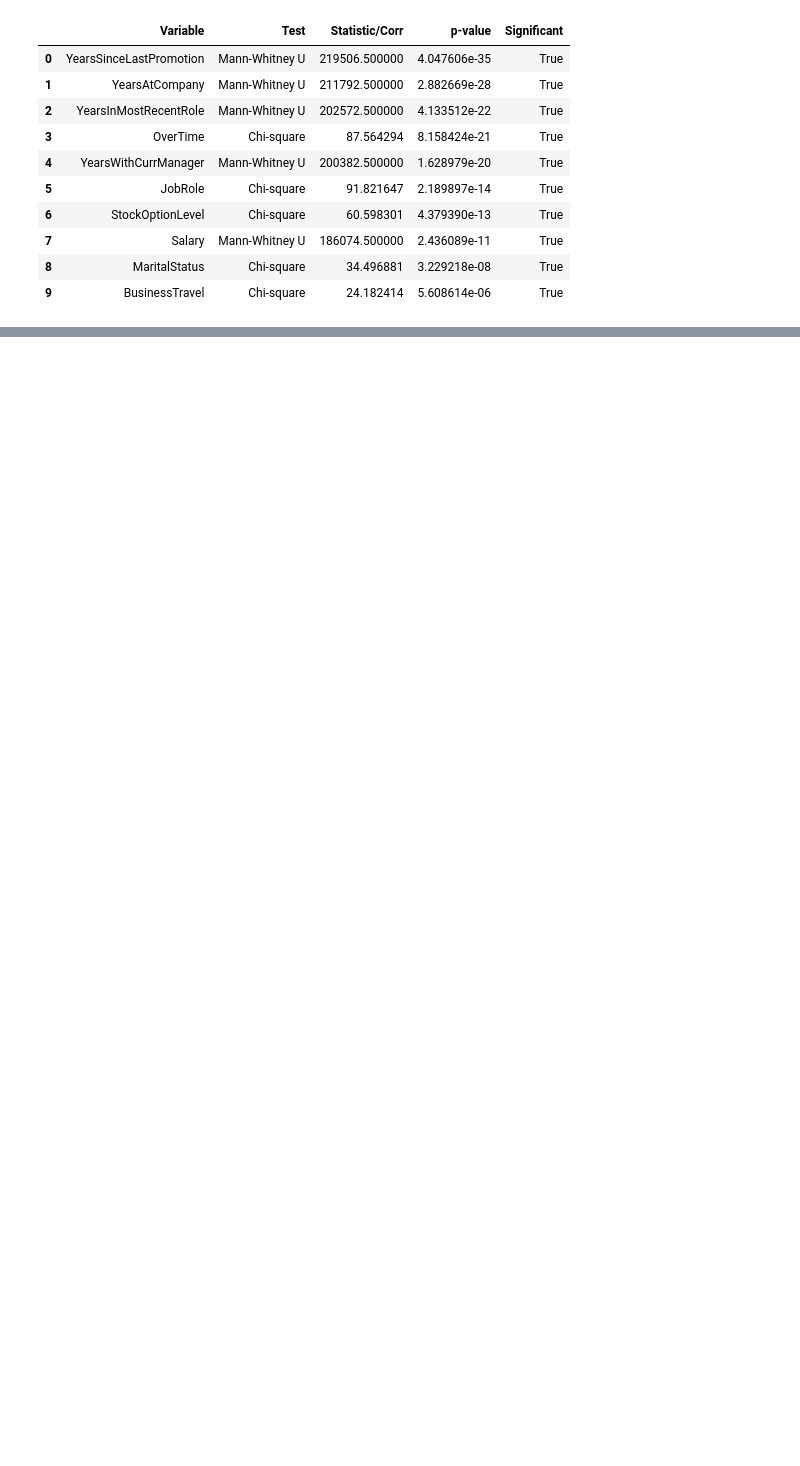
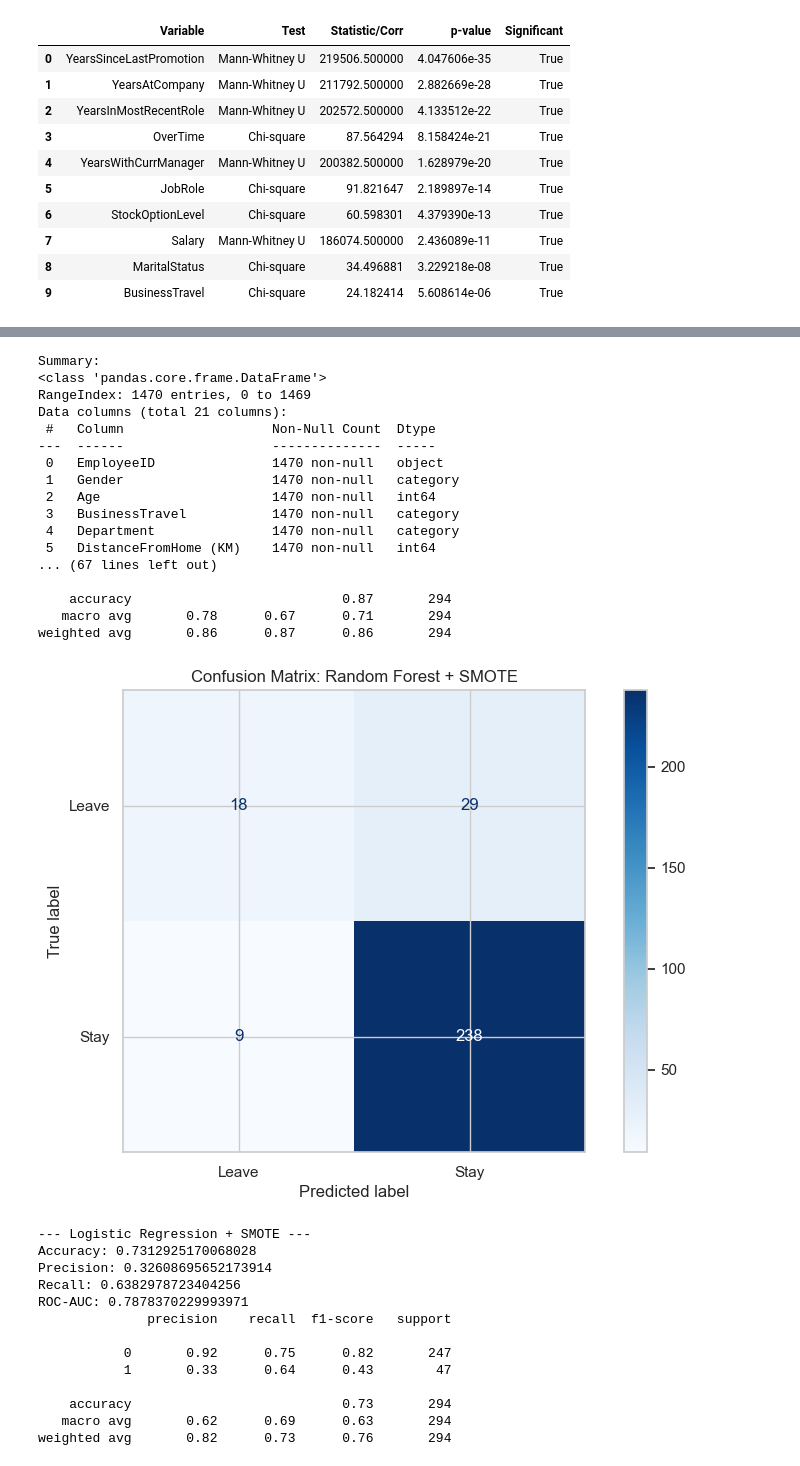
Before and after one commit to emilythaonguyen/hr-analytics, a Jupyter notebook: hr_analytics.ipynb, the cells around one changed output, grey strips where cells are left out. Cells and saved outputs as stored; diff of their text form; code cells hidden in the pictures; blank space fills up the shorter version.

```diff
--- a/hr_analytics.ipynb
+++ b/hr_analytics.ipynb
@@ -1291,0 +1304,34 @@ results_df.head(10)
+# %%
+run_pipeline('hr_only')
+# %% [output]
+Summary:
+<class 'pandas.core.frame.DataFrame'>
+RangeIndex: 1470 entries, 0 to 1469
+Data columns (total 21 columns):
+ #   Column                   Non-Null Count  Dtype
+---  ------                   --------------  -----
+ 0   EmployeeID               1470 non-null   object
+ 1   Gender                   1470 non-null   category
+ 2   Age                      1470 non-null   int64
+ 3   BusinessTravel           1470 non-null   category
+ 4   Department               1470 non-null   category
+ 5   DistanceFromHome (KM)    1470 non-null   int64
+... (67 lines left out)
+
+    accuracy                           0.87       294
+   macro avg       0.78      0.67      0.71       294
+weighted avg       0.86      0.87      0.86       294
+[figure, added]
+--- Logistic Regression + SMOTE ---
+Accuracy: 0.7312925170068028
+Precision: 0.32608695652173914
+Recall: 0.6382978723404256
+ROC-AUC: 0.7878370229993971
+              precision    recall  f1-score   support
+
+           0       0.92      0.75      0.82       247
+           1       0.33      0.64      0.43        47
+
+    accuracy                           0.73       294
+   macro avg       0.62      0.69      0.63       294
+weighted avg       0.82      0.73      0.76       294
```
Also changed, not shown: parts of 5 cells of this notebook, 8 other files.
